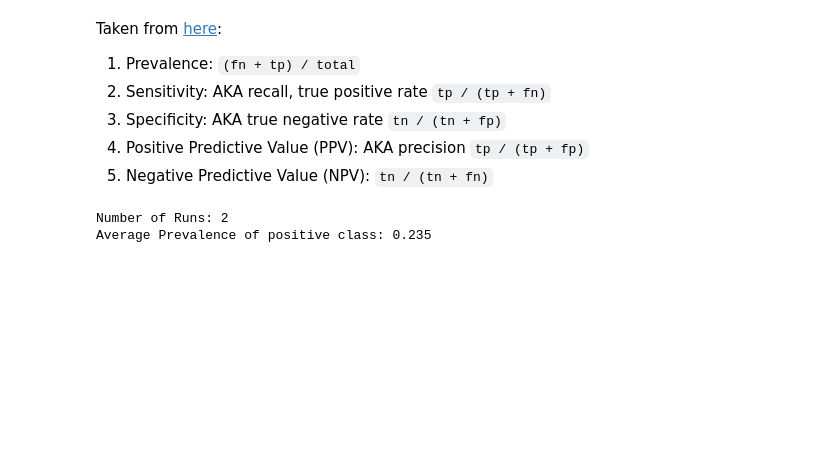
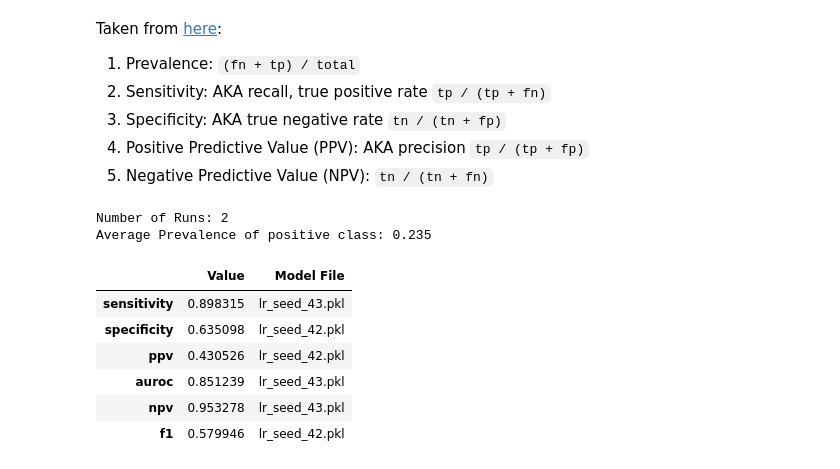
Before and after one commit to sudarshan85/imminent-adm-mimic, a Jupyter notebook: lr/lr_classifier.ipynb, the cells around one changed output. Saved outputs shown, nothing was run; the diff lists cells and outputs as text; code cells hidden in the pictures; blank space fills up the shorter version.

Commit message:
Added best model function

```diff
--- a/lr/lr_classifier.ipynb
+++ b/lr/lr_classifier.ipynb
@@ -209,3 +209,13 @@ bam
 # %% [output]
 Number of Runs: 2
 Average Prevalence of positive class: 0.235
+# %%
+get_best_model(bam, fnames)
+# %% [output]
+|  | Value | Model File |
+| sensitivity | 0.898315 | lr_seed_43.pkl |
+| specificity | 0.635098 | lr_seed_42.pkl |
+| ppv | 0.430526 | lr_seed_42.pkl |
+| auroc | 0.851239 | lr_seed_43.pkl |
+| npv | 0.953278 | lr_seed_43.pkl |
+| f1 | 0.579946 | lr_seed_42.pkl |
```
Also changed, not shown: parts of 10 cells of this notebook, 1 other file.
